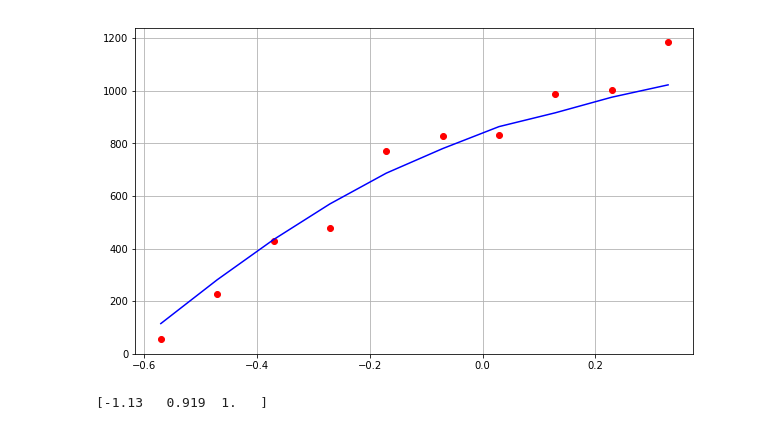
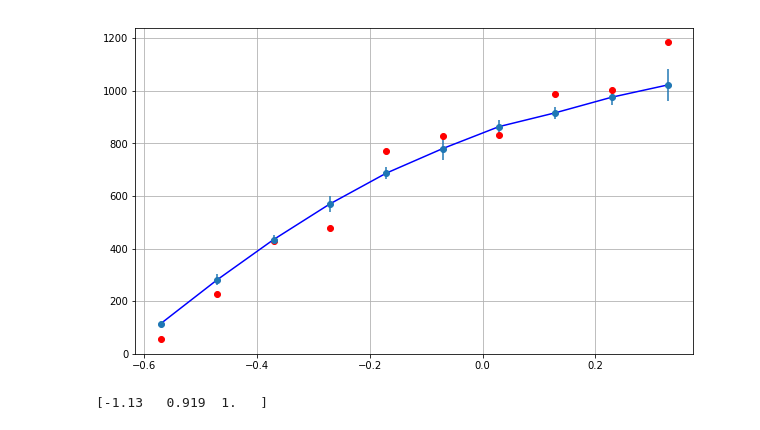
Before and after one commit to njohnsto/stage, a Jupyter notebook: MCMC_Hammer.ipynb, the cells around one changed output. Saved outputs shown, nothing was run; the diff lists cells and outputs as text; code cells hidden in the pictures.

```diff
--- a/MCMC_Hammer.ipynb
+++ b/MCMC_Hammer.ipynb
@@ -32,13 +32,13 @@ def lnlike(theta, x, y,f,yerr):
 # %%
 fig2, ax2 = plt.subplots(figsize=(10,6))
 plt.grid()
 ax2.plot(x,y,'ro',linestyle='None', c='r')
 ax2.plot(x, mean_S,c='b')
 ax2.plot(x,S_ref_values*(a_true*x**2+b_true*x+c_true),linestyle='None',c='k')
-
+plt.errorbar(x, mean_S, xerr=None, yerr=sigma_S, fmt='o')
 plt.show()
 # %% [output]
-[figure, old version]
+[figure, new version]
 # %%
 import scipy.optimize as op
 
```
